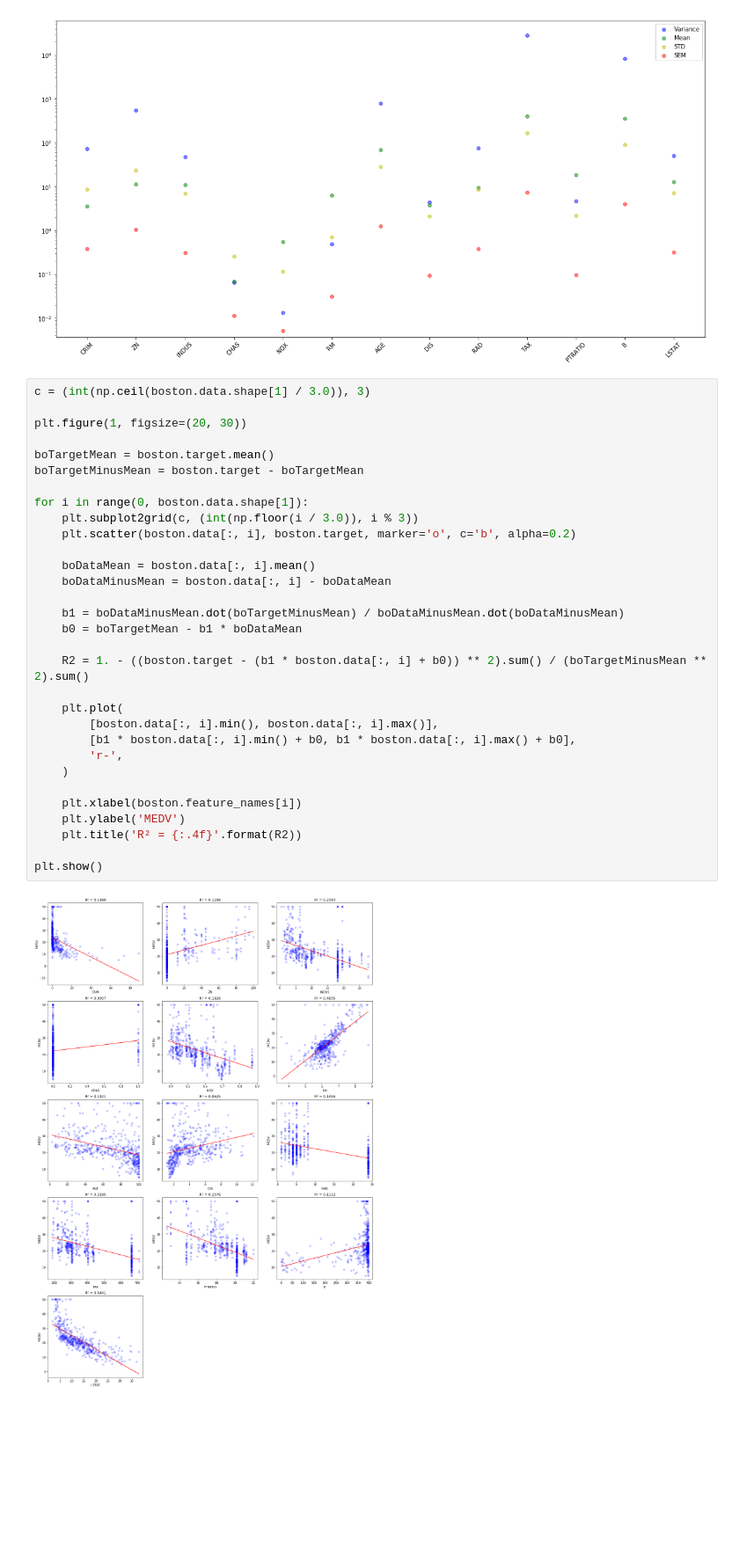
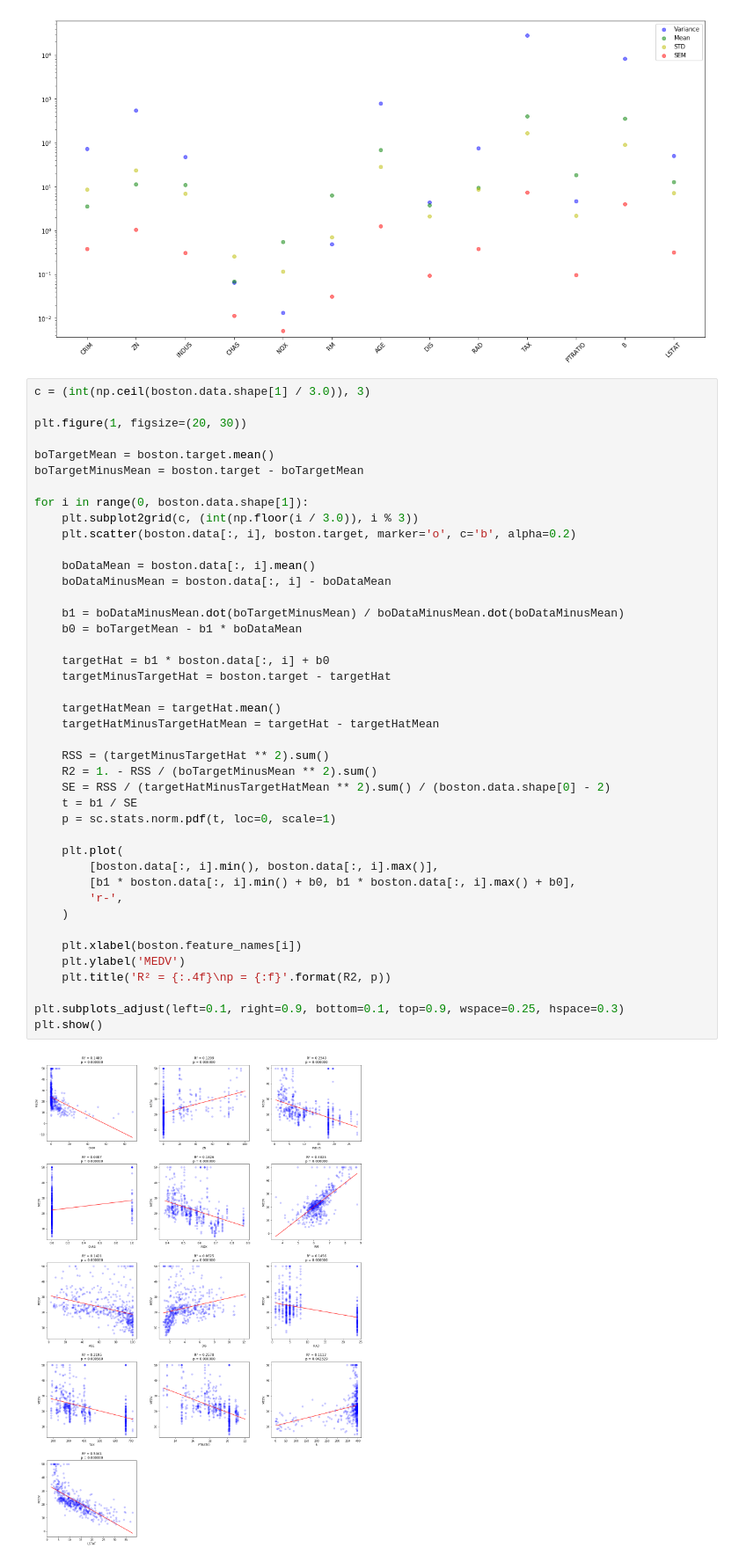
Before and after one commit to 0xLeon/MachLearn-Exercises, a Jupyter notebook: Jupyter/MachLearnExercise02.ipynb, the cells around one changed output. Shown at 88% size. Drawn from its saved outputs; the diff is of its cells as text; blank space fills up the shorter version.

```diff
--- a/Jupyter/MachLearnExercise02.ipynb
+++ b/Jupyter/MachLearnExercise02.ipynb
@@ -38,33 +38,44 @@ plt.show()
 # %%
 c = (int(np.ceil(boston.data.shape[1] / 3.0)), 3)
 
 plt.figure(1, figsize=(20, 30))
 
 boTargetMean = boston.target.mean()
 boTargetMinusMean = boston.target - boTargetMean
 
 for i in range(0, boston.data.shape[1]):
     plt.subplot2grid(c, (int(np.floor(i / 3.0)), i % 3))
     plt.scatter(boston.data[:, i], boston.target, marker='o', c='b', alpha=0.2)
 
     boDataMean = boston.data[:, i].mean()
     boDataMinusMean = boston.data[:, i] - boDataMean
 
     b1 = boDataMinusMean.dot(boTargetMinusMean) / boDataMinusMean.dot(boDataMinusMean)
     b0 = boTargetMean - b1 * boDataMean
 
-    R2 = 1. - ((boston.target - (b1 * boston.data[:, i] + b0)) ** 2).sum() / (boTargetMinusMean ** 2).sum()
+    targetHat = b1 * boston.data[:, i] + b0
+    targetMinusTargetHat = boston.target - targetHat
+
+    targetHatMean = targetHat.mean()
+    targetHatMinusTargetHatMean = targetHat - targetHatMean
+
+    RSS = (targetMinusTargetHat ** 2).sum()
+    R2 = 1. - RSS / (boTargetMinusMean ** 2).sum()
+    SE = RSS / (targetHatMinusTargetHatMean ** 2).sum() / (boston.data.shape[0] - 2)
+    t = b1 / SE
+    p = sc.stats.norm.pdf(t, loc=0, scale=1)
 
     plt.plot(
         [boston.data[:, i].min(), boston.data[:, i].max()],
         [b1 * boston.data[:, i].min() + b0, b1 * boston.data[:, i].max() + b0],
         'r-',
     )
 
     plt.xlabel(boston.feature_names[i])
     plt.ylabel('MEDV')
-    plt.title('R² = {:.4f}'.format(R2))
+    plt.title('R² = {:.4f}\np = {:f}'.format(R2, p))
 
+plt.subplots_adjust(left=0.1, right=0.9, bottom=0.1, top=0.9, wspace=0.25, hspace=0.3)
 plt.show()
 # %% [output]
-[figure, old version]
+[figure, new version]
```
